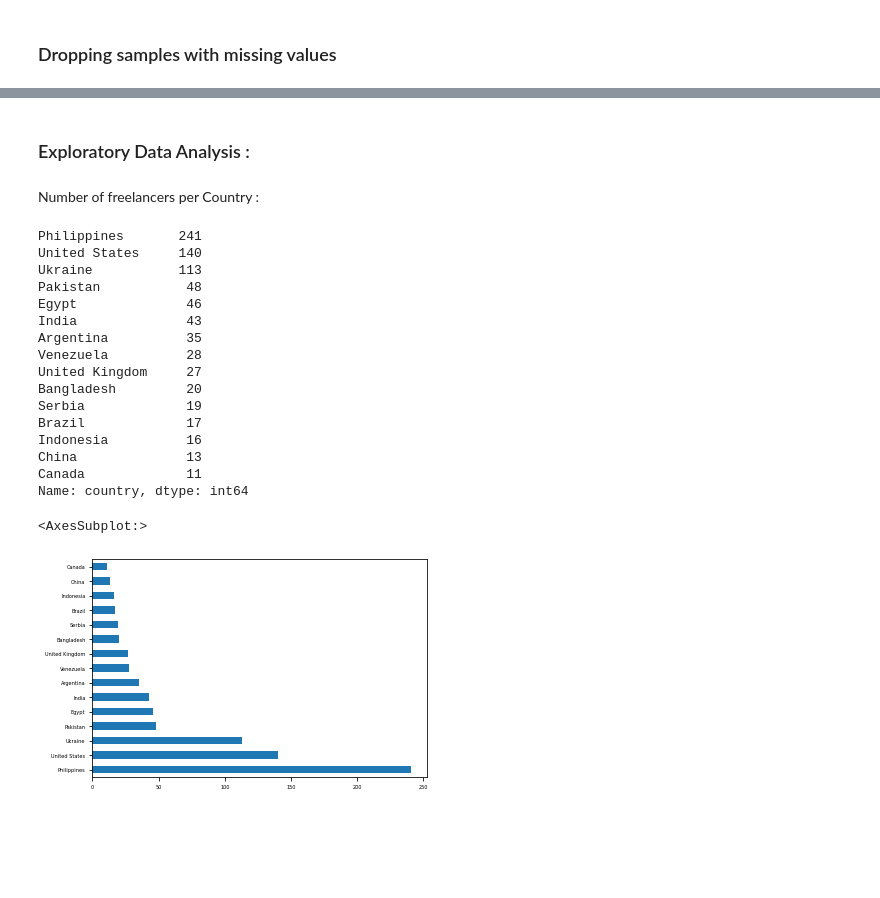
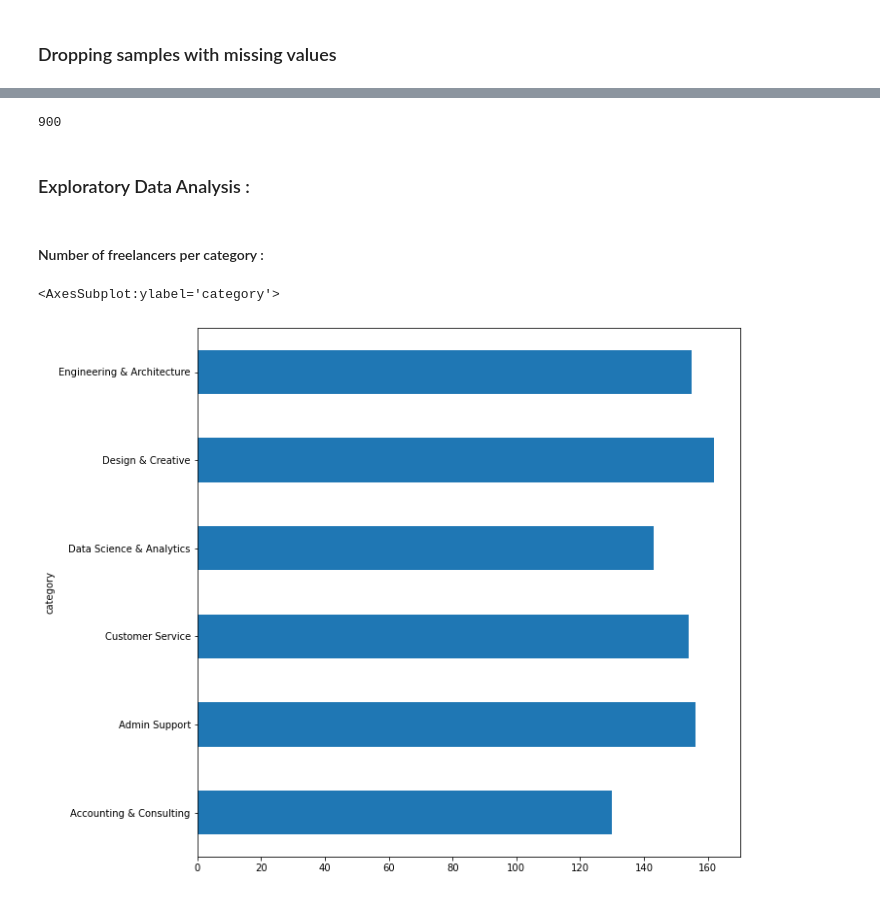
Before and after one commit to MohamedElfallah/upwork_data_mining, a Jupyter notebook: cleaning_data.ipynb, the cells around one changed output, grey strips where cells are left out. Drawn from its saved outputs; the diff is of its cells as text; code cells hidden in the pictures; blank space fills up the shorter version.

```diff
--- a/cleaning_data.ipynb
+++ b/cleaning_data.ipynb
@@ -233,31 +251,15 @@ memory usage: 69.2+ KB
+# %%
+df.drop(df.loc[(df["hourly_jobs"] ==0 )& (df["fixed_price_jobs"]==0)].index ,inplace= True)
+len(df)
+# %% [output]
+900
 # %% [markdown]
 ### Exploratory Data Analysis :
 # %% [markdown]
- Number of freelancers per Country :
+#### Number of freelancers per category :
-# %%
-cnt = df["country"].value_counts()
-cnt = cnt[cnt > 10]
-cnt
-# %% [output]
-Philippines       241
-United States     140
-Ukraine           113
-Pakistan           48
-Egypt              46
-India              43
-Argentina          35
-Venezuela          28
-United Kingdom     27
-Bangladesh         20
-Serbia             19
-Brazil             17
-Indonesia          16
-China              13
-Canada             11
-Name: country, dtype: int64
-# %%
-
-cnt.plot(kind="barh", fontsize = 5)
-# %% [output]
-<AxesSubplot:>
-[figure, removed]
+# %%
+categories = df.groupby("category")["category"].count()
+categories.plot(kind="barh", fontsize = 10, figsize =(10,10))
+# %% [output]
+<AxesSubplot:ylabel='category'>
+[figure, added]
```
Also changed, not shown: parts of 20 cells of this notebook, 1 other file.
